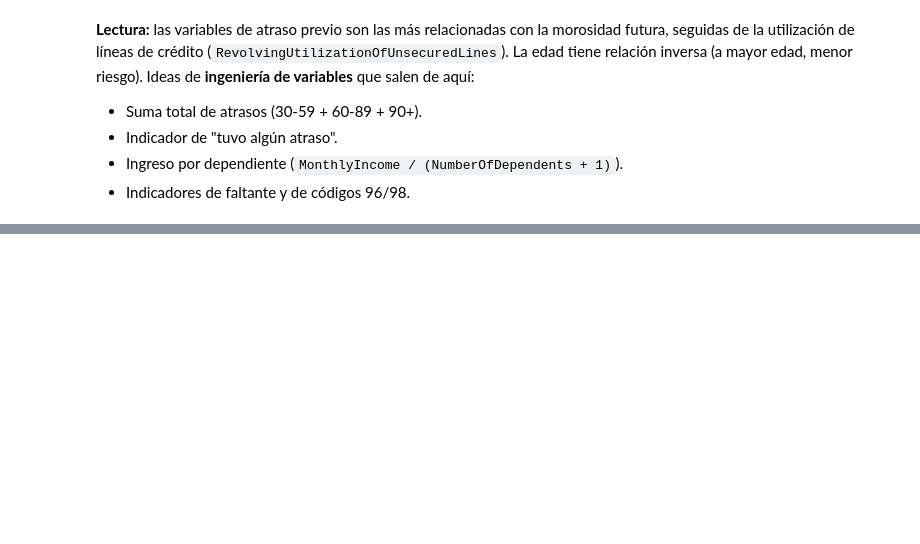
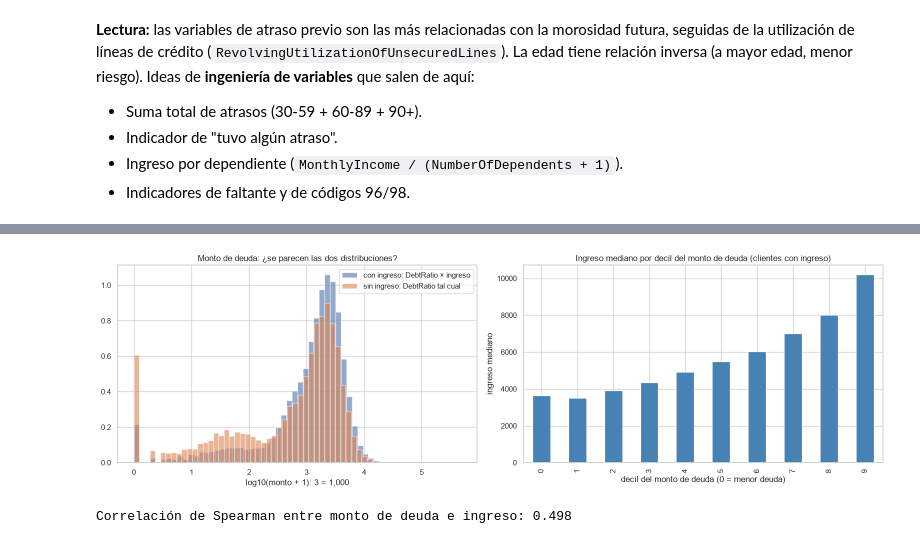
Before and after one commit to gustavopardoitam/ml-competencia-crediticia, a Jupyter notebook: notebooks/02_eda.ipynb, the cells around one changed output, grey strips where cells are left out. Cells and saved outputs as stored; diff of their text form; code cells hidden in the pictures; blank space fills up the shorter version.

```diff
--- a/notebooks/02_eda.ipynb
+++ b/notebooks/02_eda.ipynb
@@ -488,0 +655,9 @@ los datos de entrenamiento de cada partición, para evitar fuga de datos.
+# %%
+falta_ingreso = train["MonthlyIncome"].isna()
+falta_dependientes = train["NumberOfDependents"].isna()
+pd.crosstab(
+    falta_ingreso.rename("falta ingreso"),
+    falta_dependientes.rename("faltan dependientes"),
+    margins=True,
+    margins_name="total",
+)
@@ -488,0 +676,11 @@ los datos de entrenamiento de cada partición, para evitar fuga de datos.
+# %%
+debt_sin_ingreso = train.loc[falta_ingreso, "DebtRatio"]
+pd.Series(
+    {
+        "registros sin ingreso": len(debt_sin_ingreso),
+        "con DebtRatio informado": debt_sin_ingreso.notna().sum(),
+        "con DebtRatio = 0": (debt_sin_ingreso == 0).sum(),
+        "% de valores enteros": (debt_sin_ingreso == debt_sin_ingreso.round()).mean() * 100,
+    },
+    name="valor",
+).round(1).to_frame()
@@ -488,0 +717,33 @@ los datos de entrenamiento de cada partición, para evitar fuga de datos.
+# %%
+con_ingreso = train[train["MonthlyIncome"] > 0].copy()
+con_ingreso["monto_deuda"] = con_ingreso["DebtRatio"] * con_ingreso["MonthlyIncome"]
+
+fig, axes = plt.subplots(1, 2, figsize=(16, 5))
+ax = axes[0]
+ax.hist(np.log10(con_ingreso["monto_deuda"] + 1), bins=60, alpha=0.6, density=True,
+        label="con ingreso: DebtRatio × ingreso")
+ax.hist(np.log10(debt_sin_ingreso + 1), bins=60, alpha=0.6, density=True,
+        label="sin ingreso: DebtRatio tal cual")
+ax.set_title("Monto de deuda: ¿se parecen las dos distribuciones?")
+ax.set_xlabel("log10(monto + 1): 3 = 1,000")
+ax.legend()
+
+# ¿El monto de deuda dice algo del ingreso?
+deciles_deuda = pd.qcut(con_ingreso["monto_deuda"].rank(method="first"), 10, labels=False)
+ax = axes[1]
+con_ingreso.groupby(deciles_deuda)["MonthlyIncome"].median().plot(
+    kind="bar", color="steelblue", ax=ax
+)
+ax.set_title("Ingreso mediano por decil del monto de deuda (clientes con ingreso)")
+ax.set_xlabel("decil del monto de deuda (0 = menor deuda)")
+ax.set_ylabel("ingreso mediano")
+plt.tight_layout()
+plt.show()
+
+print(
+    "Correlación de Spearman entre monto de deuda e ingreso:",
+    round(con_ingreso[["monto_deuda", "MonthlyIncome"]].corr("spearman").iloc[0, 1], 3),
+)
+# %% [output]
+[figure, added]
+Correlación de Spearman entre monto de deuda e ingreso: 0.498
```
Also changed, not shown: parts of 52 cells of this notebook, 2 other files.
